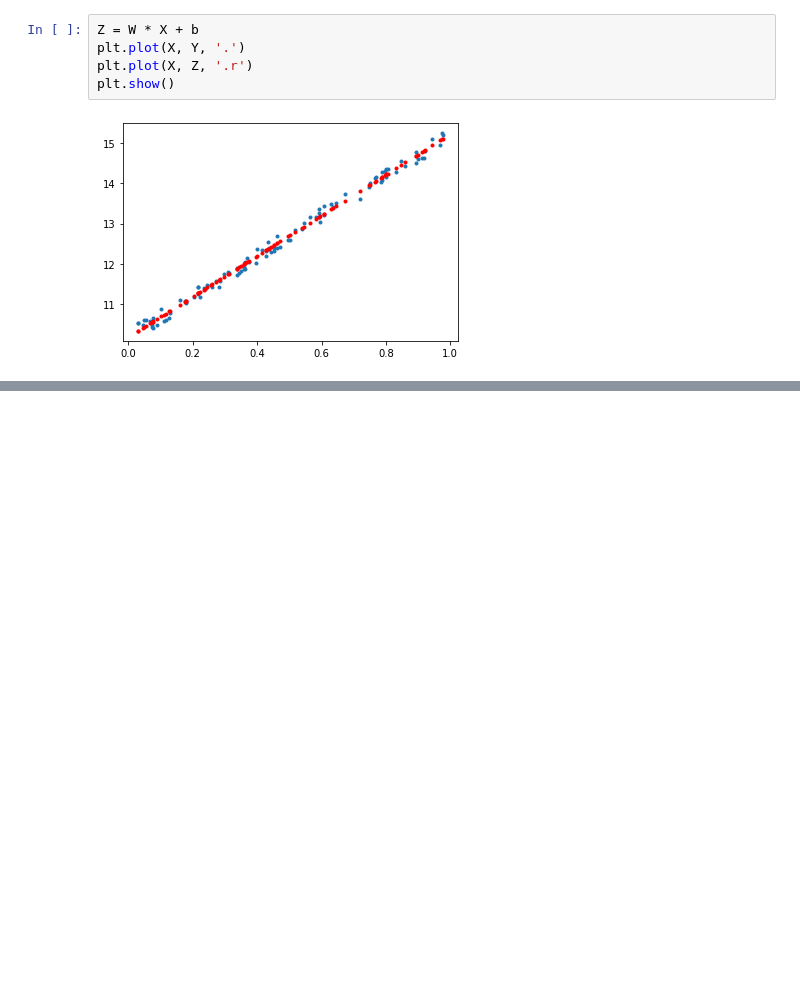
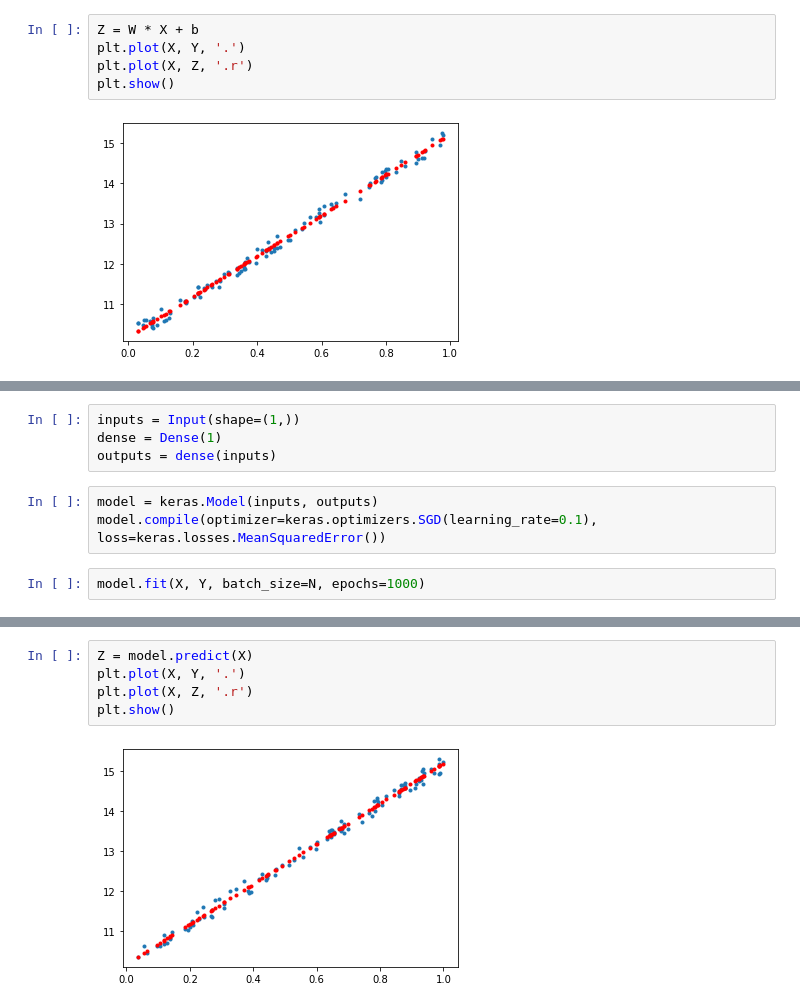
Before and after one commit to charlieswb/Learning, a Jupyter notebook: Tensorflow/LinearRegression.ipynb, the cells around one changed output, grey strips where cells are left out. Saved outputs shown, nothing was run; the diff lists cells and outputs as text; blank space fills up the shorter version.

Commit message:
Add Keras

```diff
--- a/Tensorflow/LinearRegression.ipynb
+++ b/Tensorflow/LinearRegression.ipynb
@@ -63,0 +69,9 @@ plt.show()
+# %%
+inputs = Input(shape=(1,))
+dense = Dense(1)
+outputs = dense(inputs)
+# %%
+model = keras.Model(inputs, outputs)
+model.compile(optimizer=keras.optimizers.SGD(learning_rate=0.1), loss=keras.losses.MeanSquaredError())
+# %%
+model.fit(X, Y, batch_size=N, epochs=1000)
@@ -63,0 +97,7 @@ plt.show()
+# %%
+Z = model.predict(X)
+plt.plot(X, Y, '.')
+plt.plot(X, Z, '.r')
+plt.show()
+# %% [output]
+[figure, added]
```
Also changed, not shown: parts of 6 cells of this notebook.
